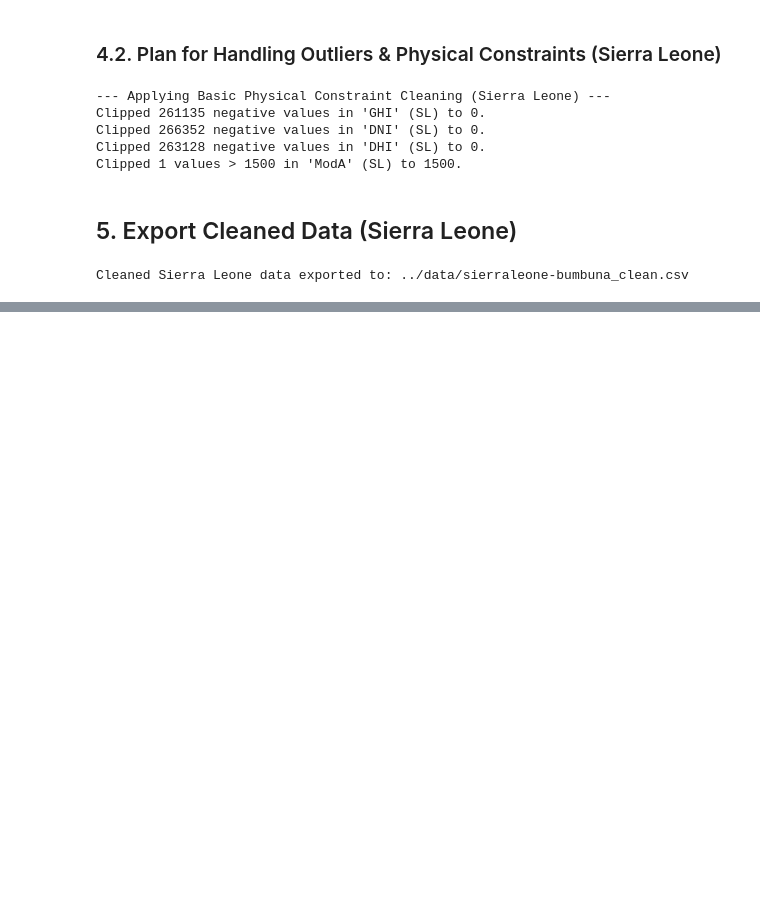
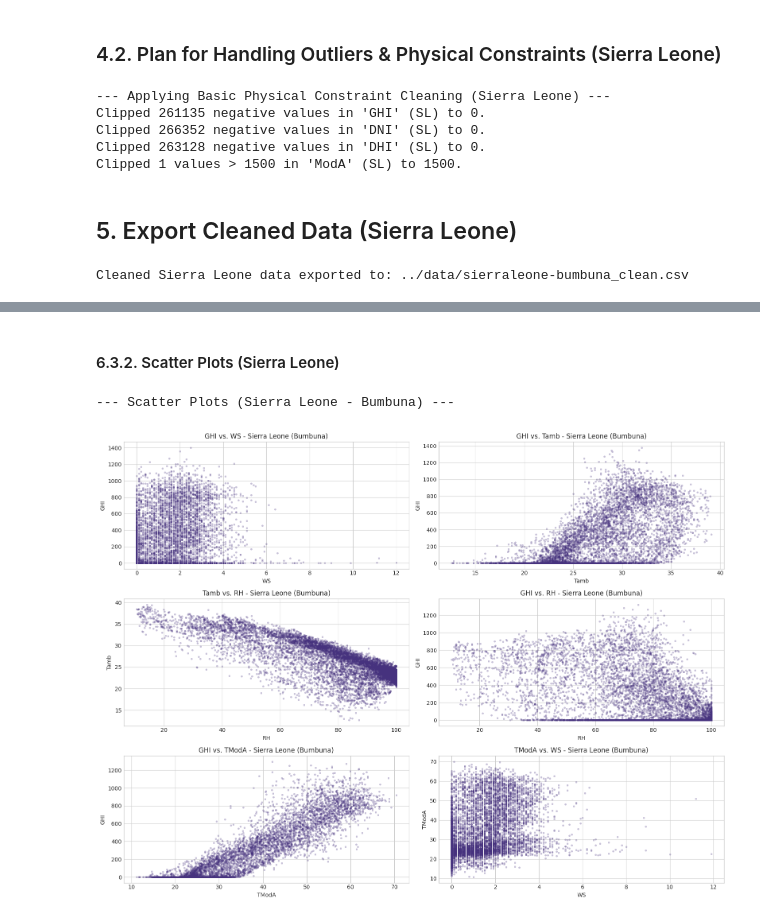
Before and after one commit to Nama21yo/solar-challenge-week0, a Jupyter notebook: notebooks/sierraleone_eda.ipynb, the cells around one changed output, grey strips where cells are left out. Saved outputs shown, nothing was run; the diff lists cells and outputs as text; code cells hidden in the pictures; blank space fills up the shorter version.

```diff
--- a/notebooks/sierraleone_eda.ipynb
+++ b/notebooks/sierraleone_eda.ipynb
@@ -327,0 +446,30 @@ Cleaned Sierra Leone data exported to: ../data/sierraleone-bumbuna_clean.csv
+# %% [markdown]
+ #### 6.3.2. Scatter Plots (Sierra Leone)
+# %%
+if df_plot_sl is not None:
+    print("--- Scatter Plots (Sierra Leone - Bumbuna) ---")
+    scatter_pairs_sl = [('WS', 'GHI'), ('Tamb', 'GHI'), ('RH', 'Tamb'), ('RH', 'GHI'), ('TModA', 'GHI'), ('WS', 'TModA')]
+    valid_scatter_pairs_sl = []
+    for x_col, y_col in scatter_pairs_sl:
+        if x_col in df_plot_sl.columns and y_col in df_plot_sl.columns:
+            valid_scatter_pairs_sl.append((x_col,y_col))
+        else:
+            print(f"Skipping scatter plot (SL): Columns for {x_col} vs {y_col} not fully available.")
+
+    if valid_scatter_pairs_sl:
+        num_valid_plots = len(valid_scatter_pairs_sl)
+        fig, axes = plt.subplots(nrows=(num_valid_plots + 1) // 2, ncols=2, figsize=(16, 4 * ((num_valid_plots + 1) // 2)))
+        axes = axes.flatten()
+        for i, (x_col, y_col) in enumerate(valid_scatter_pairs_sl):
+            sample_df_sl = df_plot_sl if len(df_plot_sl) < 10000 else df_plot_sl.sample(10000)
+            sns.scatterplot(data=sample_df_sl, x=x_col, y=y_col, ax=axes[i], alpha=0.3, s=10, edgecolor=None)
+            axes[i].set_title(f"{y_col} vs. {x_col} - Sierra Leone (Bumbuna)")
+        if num_valid_plots % 2 != 0 and num_valid_plots > 0 :
+            if num_valid_plots < len(axes): fig.delaxes(axes[num_valid_plots])
+        plt.tight_layout()
+        plt.show()
+else:
+    print("df_plot_sl not available. Skipping Scatter Plots for Sierra Leone.")
+# %% [output]
+--- Scatter Plots (Sierra Leone - Bumbuna) ---
+[figure, added]
```
Also changed, not shown: parts of 17 cells of this notebook.
